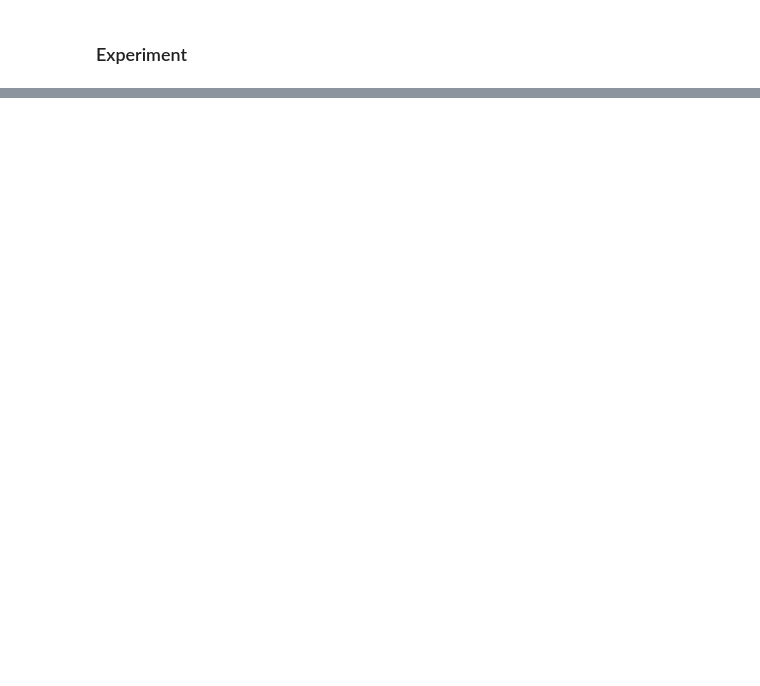
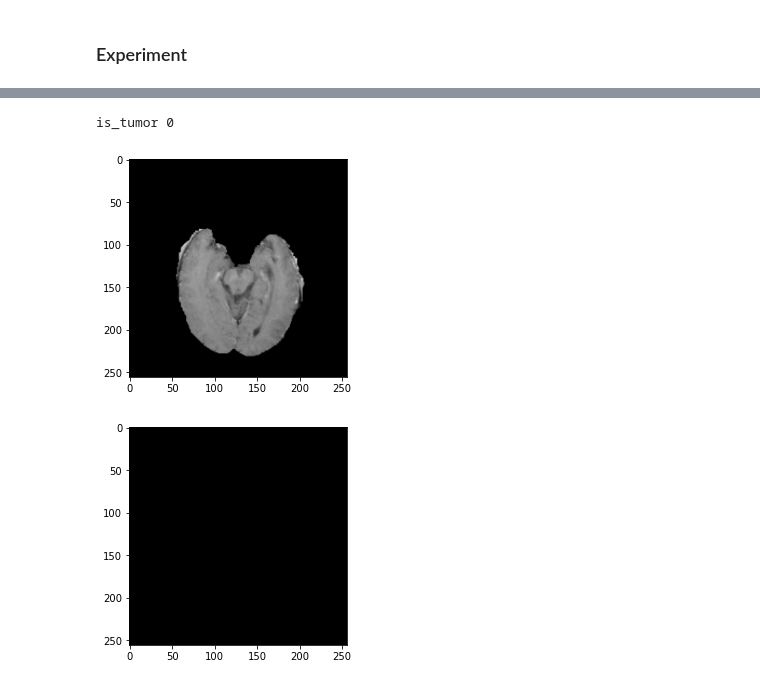
Before and after one commit to antebi-itai/BrainTumorDetection, a Jupyter notebook: BrainTumorDetection.ipynb, the cells around one changed output, grey strips where cells are left out. Cells and saved outputs as stored; diff of their text form; code cells hidden in the pictures; blank space fills up the shorter version.

```diff
--- a/BrainTumorDetection.ipynb
+++ b/BrainTumorDetection.ipynb
@@ -144,0 +145,20 @@ Synced ethereal-music-175: https://wandb.ai/antebi-itai/BrainTumorDetection/runs
+# %%
+from matplotlib import pyplot as plt
+
+image_num = 100
+
+def display(array, gray=False):
+    cmap = "gray" if gray else None
+    if len(array.shape) == 3:
+        array = array.permute(1, 2, 0)
+    plt.figure()
+    plt.imshow(array, cmap=cmap)
+
+mri, (seg, is_tumor) = experiment.test_dataset[image_num]
+print("is_tumor", is_tumor)
+display(mri)
+display(seg, gray=True)
+# %% [output]
+is_tumor 0
+[figure, added]
+[figure, added]
```
Also changed, not shown: parts of 2 cells of this notebook, 2 other files.
